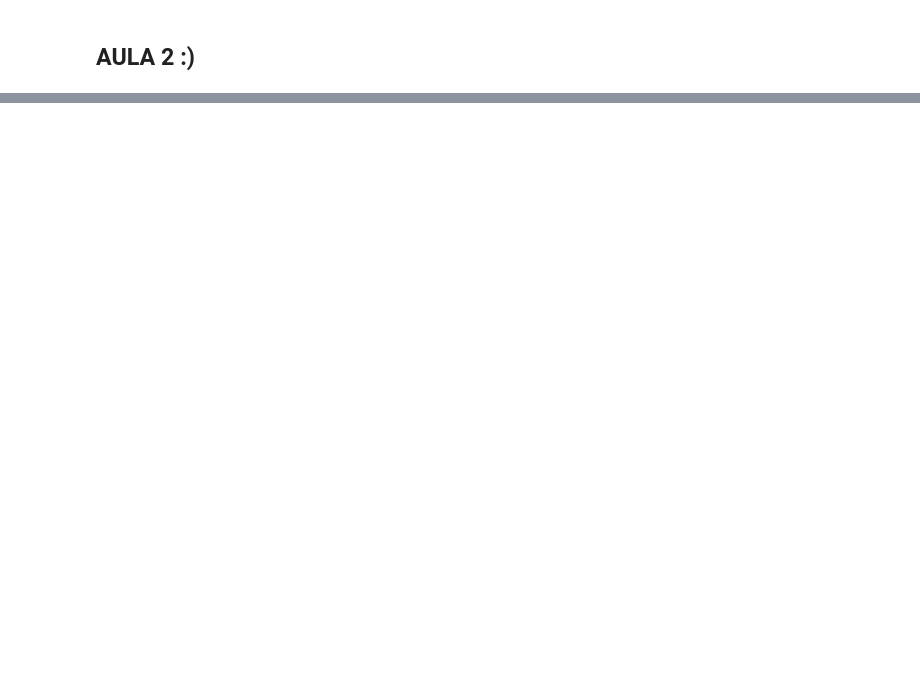
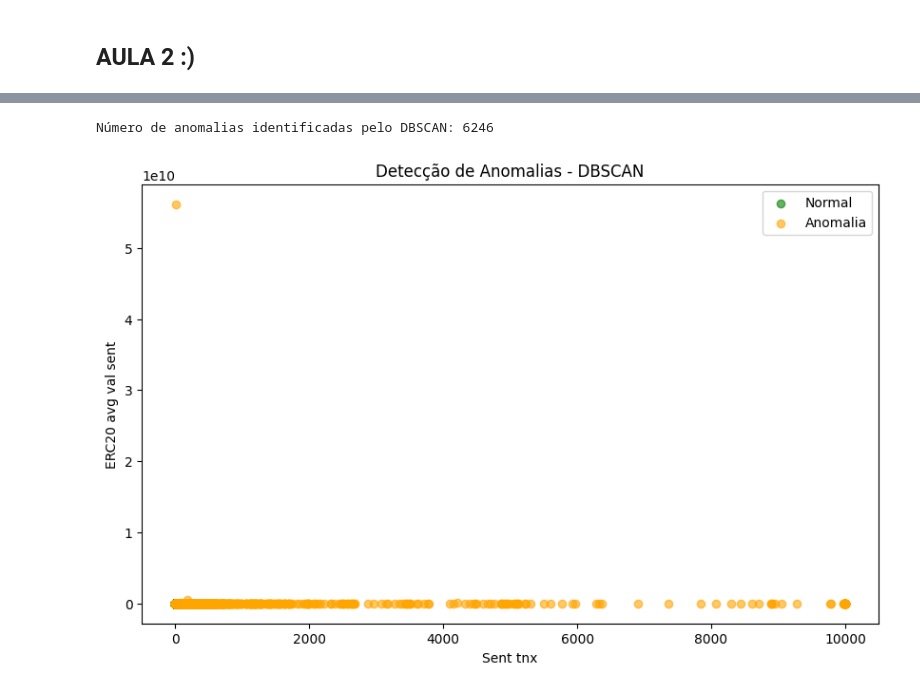
Before and after one commit to leonardo-filho/AnaliseCripto, a Jupyter notebook: Crypto_EBAC_2025.ipynb, the cells around one changed output, grey strips where cells are left out. Drawn from its saved outputs; the diff is of its cells as text; code cells hidden in the pictures; blank space fills up the shorter version.

```diff
--- a/Crypto_EBAC_2025.ipynb
+++ b/Crypto_EBAC_2025.ipynb
@@ -170,0 +249,23 @@ weighted avg       1.00      1.00      1.00      9841
+# %%
+# DBSCAN
+from sklearn.cluster import DBSCAN
+
+dbscan_model = DBSCAN(eps=3, min_samples=5)
+df_ml['dbscan_labels'] = dbscan_model.fit_predict(df_ml[features])
+df_ml['dbscan_anomaly'] = df_ml['dbscan_labels'].apply(lambda x: 1 if x == -1 else 0)
+print("Número de anomalias identificadas pelo DBSCAN:", df_ml['dbscan_anomaly'].sum())
+
+# Visualização: Scatter plot
+plt.figure(figsize=(10, 6))
+normal_db = df_ml[df_ml['dbscan_anomaly'] == 0]
+anomaly_db = df_ml[df_ml['dbscan_anomaly'] == 1]
+plt.scatter(normal_db['Sent tnx'], normal_db['ERC20 avg val sent'], c="green", label="Normal", alpha=0.6)
+plt.scatter(anomaly_db['Sent tnx'], anomaly_db['ERC20 avg val sent'], c="orange", label="Anomalia", alpha=0.6)
+plt.xlabel('Sent tnx')
+plt.ylabel('ERC20 avg val sent')
+plt.title('Detecção de Anomalias - DBSCAN')
+plt.legend()
+plt.show()
+# %% [output]
+Número de anomalias identificadas pelo DBSCAN: 6246
+[figure, added]
```
Also changed, not shown: parts of 9 cells of this notebook.
